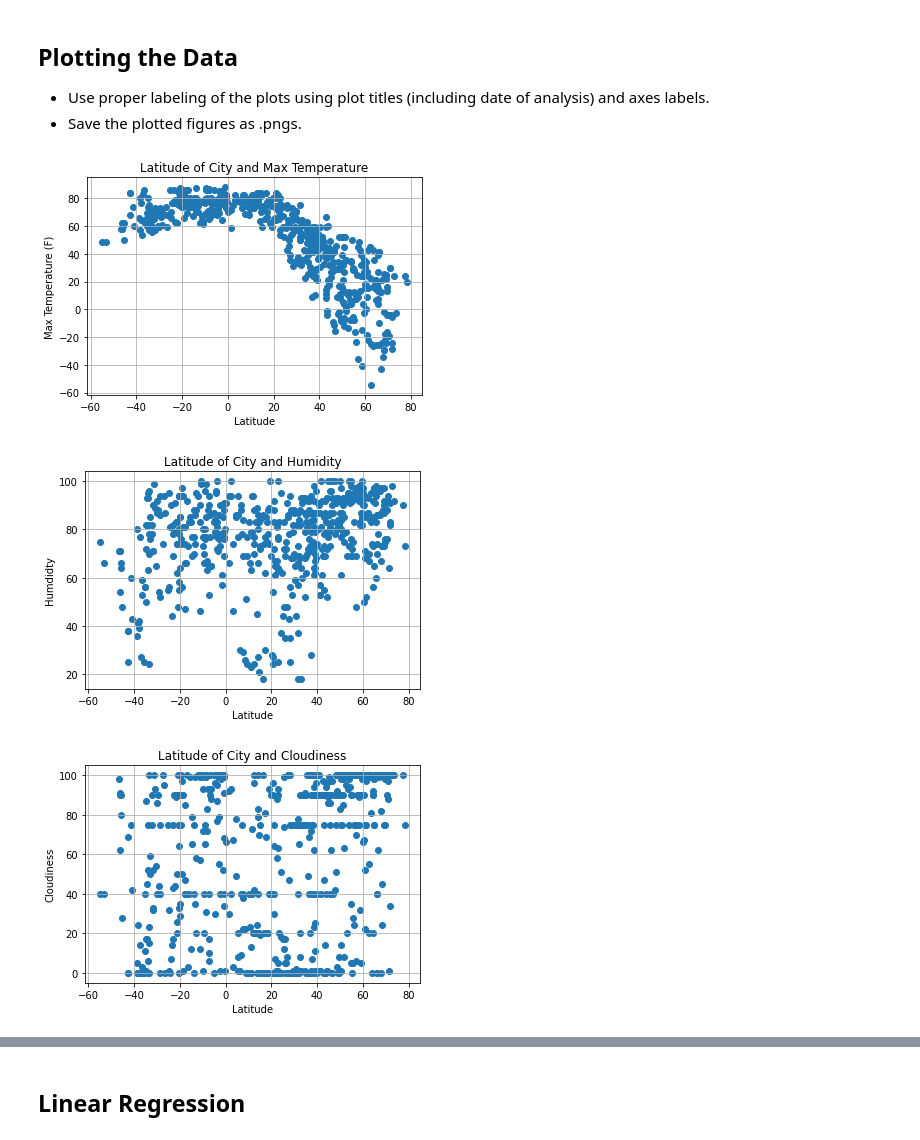
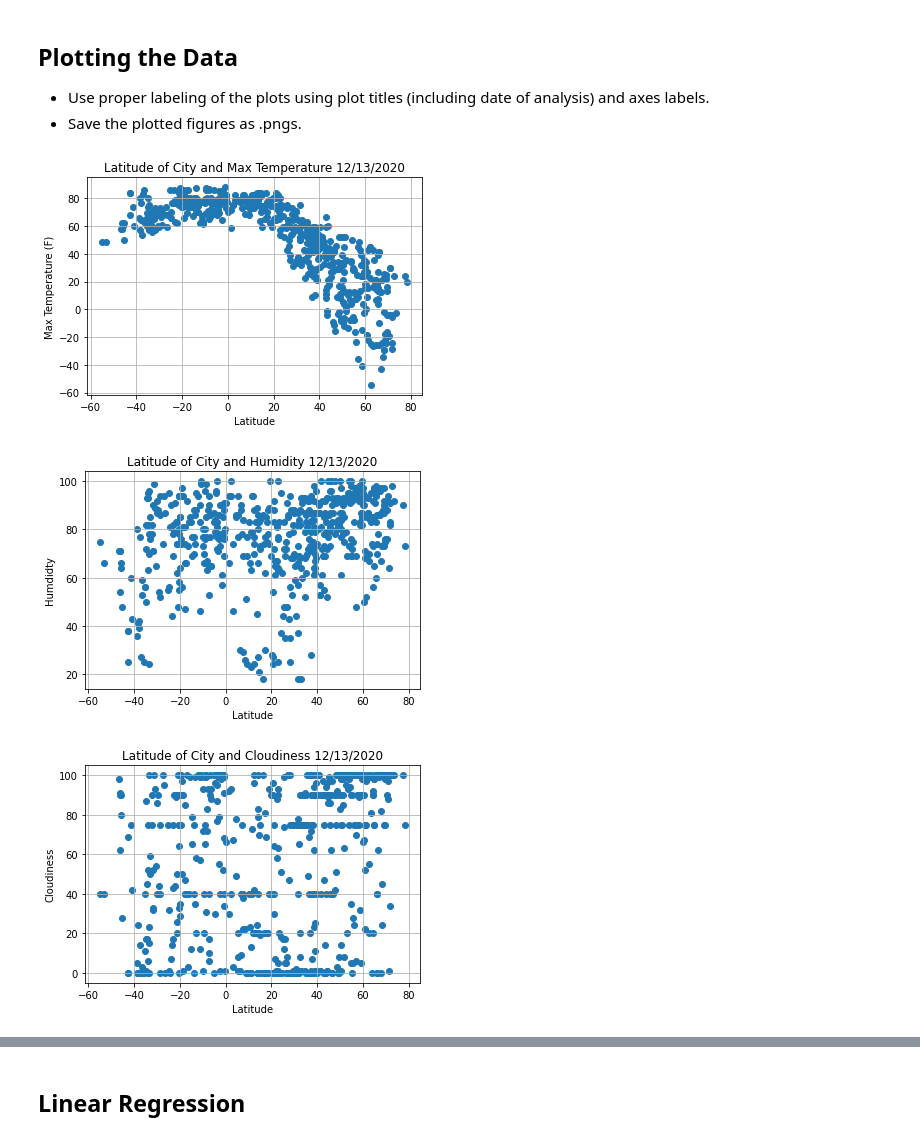
Before and after one commit to geofftm/python-api-challenge, a Jupyter notebook: WeatherPY/WeatherPy.ipynb, the cells around one changed output, grey strips where cells are left out. Saved outputs shown, nothing was run; the diff lists cells and outputs as text; code cells hidden in the pictures.

```diff
--- a/WeatherPY/WeatherPy.ipynb
+++ b/WeatherPY/WeatherPy.ipynb
@@ -188,36 +188,36 @@ humidity_over_100
 # %%
 #Lat v. Temp. Scatter Plot
 
 plt.scatter(city_wx_df["Latitude"], city_wx_df["Max Temp"])
-plt.title("Latitude of City and Max Temperature")
+plt.title("Latitude of City and Max Temperature 12/13/2020")
 plt.xlabel("Latitude")
 plt.ylabel("Max Temperature (F)")
 plt.grid()
 plt.savefig("../Images/lat_v_max_temp.png")
 # %% [output]
-[figure, old version]
+[figure, new version]
 # %%
 #Lat v. Humidity Scatter Plot
 
 plt.scatter(city_wx_df["Latitude"], city_wx_df["Humidity"])
-plt.title("Latitude of City and Humidity")
+plt.title("Latitude of City and Humidity 12/13/2020")
 plt.xlabel("Latitude")
 plt.ylabel("Humdidty")
 plt.grid()
 plt.savefig("../Images/lat_v_humidity.png")
 # %% [output]
-[figure, old version]
+[figure, new version]
 # %%
 #Lat v. Cloudiness Scatter Plot
 
 plt.scatter(city_wx_df["Latitude"], city_wx_df["Cloudiness"])
-plt.title("Latitude of City and Cloudiness")
+plt.title("Latitude of City and Cloudiness 12/13/2020")
 plt.xlabel("Latitude")
 plt.ylabel("Cloudiness")
 plt.grid()
 plt.savefig("../Images/lat_v_clouds.png")
 # %% [output]
-[figure, old version]
+[figure, new version]
 # %%
 #Lat v. Wind Speed
 
```
Also changed, not shown: parts of 13 cells of this notebook, 4 other files.
